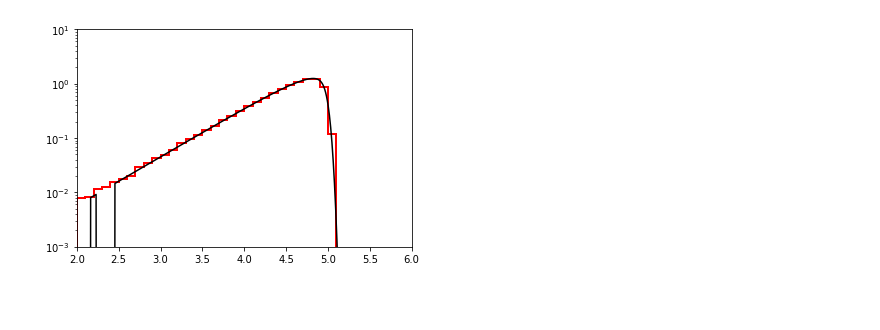
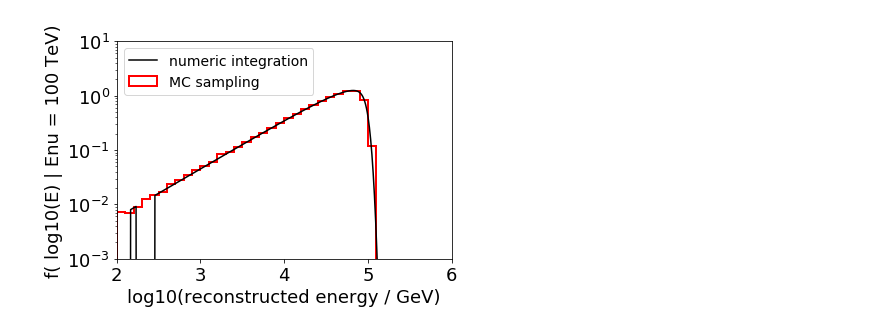
Before and after one commit to HansN87/TUM-lectures-PH2282, a Jupyter notebook: ex4/understanding_marginalization_of_latent_variables_through_sampling.ipynb, the cells around one changed output. Saved outputs shown, nothing was run; the diff lists cells and outputs as text; code cells hidden in the pictures; blank space fills up the shorter version.

Commit message:
comment notebook about marginalization

```diff
--- a/ex4/understanding_marginalization_of_latent_variables_through_sampling.ipynb
+++ b/ex4/understanding_marginalization_of_latent_variables_through_sampling.ipynb
@@ -36,27 +126,37 @@ def joint_pdf(erec, y):
 # %%
 from scipy.integrate import quad
 
+# we evaluate the marginal pdf of E_rec on a grid
 npts = int(1.e3)
 
 pdf_vals = np.zeros(npts)
 erec_pts = np.logspace(2,7,npts)
 l10 = np.log(10)
+
+# in order to compare to the histogram, we will work with the pdf in log10(E)
+# thus we have to transform the pdf onto the log scale
+# and then perform the integration over y
 
 for i in range(len(erec_pts)):
     log_erec_pt = np.log10(erec_pts[i])
     fint = lambda y: joint_pdf(10**log_erec_pt, y) * 10**log_erec_pt * l10
     pdf_vals[i] = quad(fint, 0, 1)[0]
     i+=1
 
-plt.plot(np.log10(erec_pts), pdf_vals, "k-")
+plt.plot(np.log10(erec_pts), pdf_vals, "k-", label="numeric integration")
 
 edges = np.linspace(2,7,51)
-plt.hist(np.log10(reco_energies), bins=edges, histtype='step', density=True, linewidth=2, color='red')
+plt.hist(np.log10(reco_energies), bins=edges, histtype='step', density=True, linewidth=2, color='red', label="MC sampling")
 
 plt.yscale('log')
-#plt.xscale('log')
 plt.ylim([1.e-3, 10])
 plt.xlim([2,6])
+plt.ylabel("f( log10(E) | Enu = 100 TeV)", fontsize=18)
+plt.xlabel("log10(reconstructed energy / GeV)", fontsize=18)
+plt.tick_params(labelsize=18)
+plt.legend(fontsize=14)
 plt.show()
+
+# observe the match between marginalization via numeric integration (black) and MC sampling (red).
 # %% [output]
-[figure, old version]
+[figure, new version]
```
Also changed, not shown: parts of 10 cells of this notebook.
